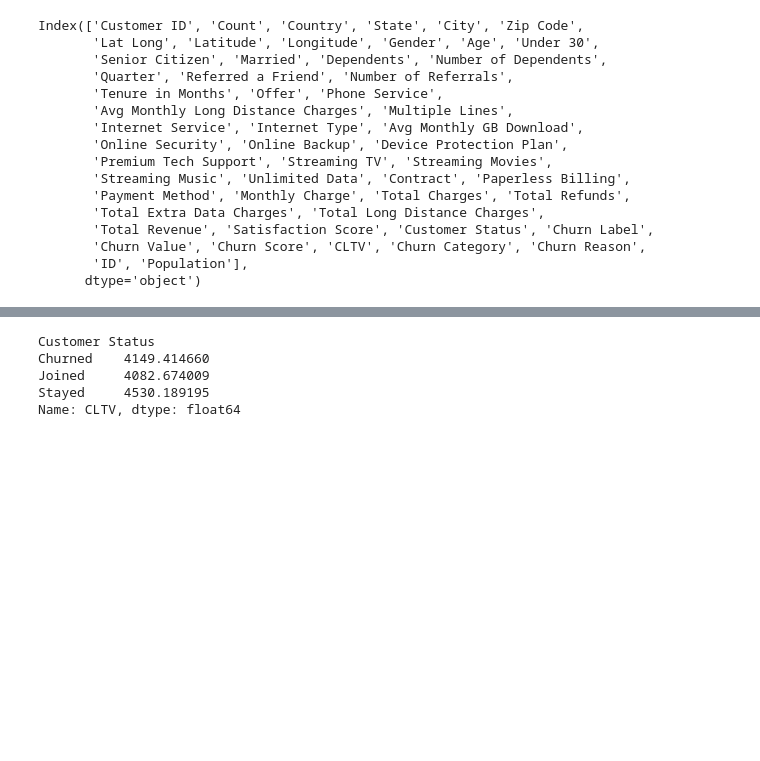
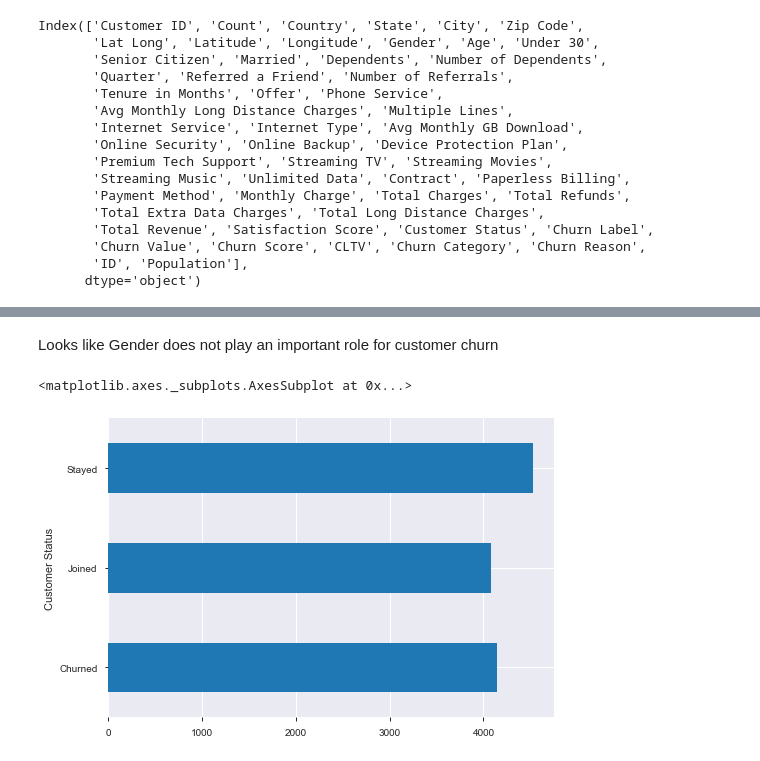
Before and after one commit to KrithikaShankar/SharpestMinds-DataScience-Project, a Jupyter notebook: Telecom Customer Churn Prediction .ipynb, the cells around one changed output, grey strips where cells are left out. Saved outputs shown, nothing was run; the diff lists cells and outputs as text; code cells hidden in the pictures; blank space fills up the shorter version.

```diff
--- a/Telecom Customer Churn Prediction .ipynb
+++ b/Telecom Customer Churn Prediction .ipynb
@@ -169,8 +203,7 @@ Name: Customer ID, Length: 1106, dtype: int64
+# %% [markdown]
+Looks like Gender does not play an important role for customer churn
 # %%
-final_telco_df.groupby('Customer Status')['CLTV'].mean()
+final_telco_df.groupby('Customer Status')['CLTV'].mean().plot(kind='barh')
 # %% [output]
-Customer Status
-Churned    4149.414660
-Joined     4082.674009
-Stayed     4530.189195
-Name: CLTV, dtype: float64
+<matplotlib.axes._subplots.AxesSubplot at 0x...>
+[figure, added]
```
Also changed, not shown: parts of 52 cells of this notebook.
